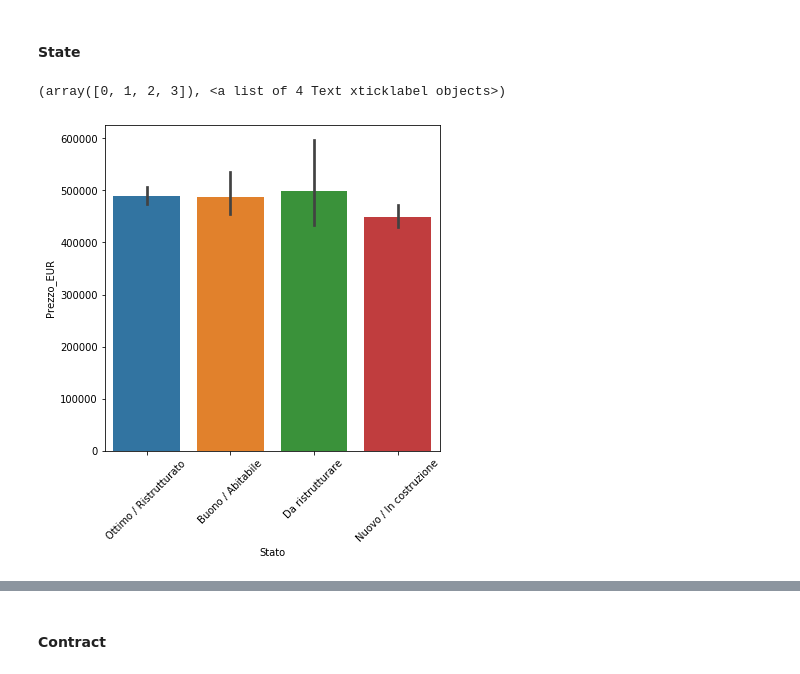
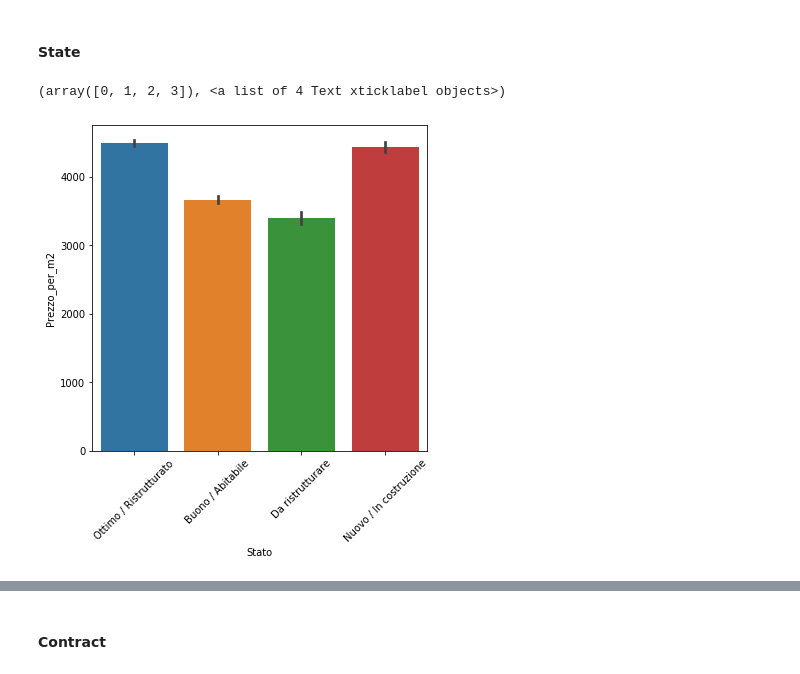
Before and after one commit to LazyEval/housing-prices-firenze, a Jupyter notebook: notebooks/1.0-LazyEval-data-cleaning.ipynb, the cells around one changed output, grey strips where cells are left out. Saved outputs shown, nothing was run; the diff lists cells and outputs as text; code cells hidden in the pictures.

```diff
--- a/notebooks/1.0-LazyEval-data-cleaning.ipynb
+++ b/notebooks/1.0-LazyEval-data-cleaning.ipynb
@@ -263,0 +251,3 @@ df.loc[df['Superficie_m2'].idxmax(), 'Superficie_m2'] = 240
+# %%
+# Drop rows with missing area as it is an important feature
+df = df.dropna(subset=['Superficie'])
@@ -263,0 +269,12 @@ df.loc[df['Superficie_m2'].idxmax(), 'Superficie_m2'] = 240
+# %%
+mask = df['Superficie'].str.contains('\|', na=False)
+
+df.loc[mask, 'Superficie_m2'] = (df.loc[mask, 'Superficie']
+                                 .str.extract(r'commerciale (\d+\.?\d*)')[0]
+                                 .str.replace('.', ''))
+
+df.loc[~mask, 'Superficie_m2'] = (df.loc[~mask, 'Superficie']
+                                  .str.extract(r'(\d+\.?\d*)')[0]
+                                  .str.replace('.', ''))
+
+df['Superficie_m2'] = df['Superficie_m2'].astype('float')
@@ -263,0 +296,6 @@ df.loc[df['Superficie_m2'].idxmax(), 'Superficie_m2'] = 240
+# %%
+df.loc[df['Superficie_m2'] == 240018.0, 'Superficie_m2'] = 240
+df.loc[df['Superficie_m2'] == 11350.0, 'Superficie_m2'] = 1135
+df.loc[df['Superficie_m2'] == 6437.0, 'Superficie_m2'] = 64
+# %%
+df = df.drop(columns=['Superficie'])
@@ -265,11 +343,11 @@ df.loc[df['Superficie_m2'].idxmax(), 'Superficie_m2'] = 240
 #### State
 # %%
 fig = plt.figure(figsize=(6, 6))
-sns.barplot(x=df['Stato'], y=df['Prezzo_EUR'])
+sns.barplot(x=df['Stato'], y=df['Prezzo_per_m2'])
 plt.xticks(rotation=45)
 # %% [output]
 (array([0, 1, 2, 3]), <a list of 4 Text xticklabel objects>)
-[figure, old version]
+[figure, new version]
 # %%
 df['Stato'].value_counts()
 # %% [output]
```
Also changed, not shown: parts of 108 cells of this notebook.
